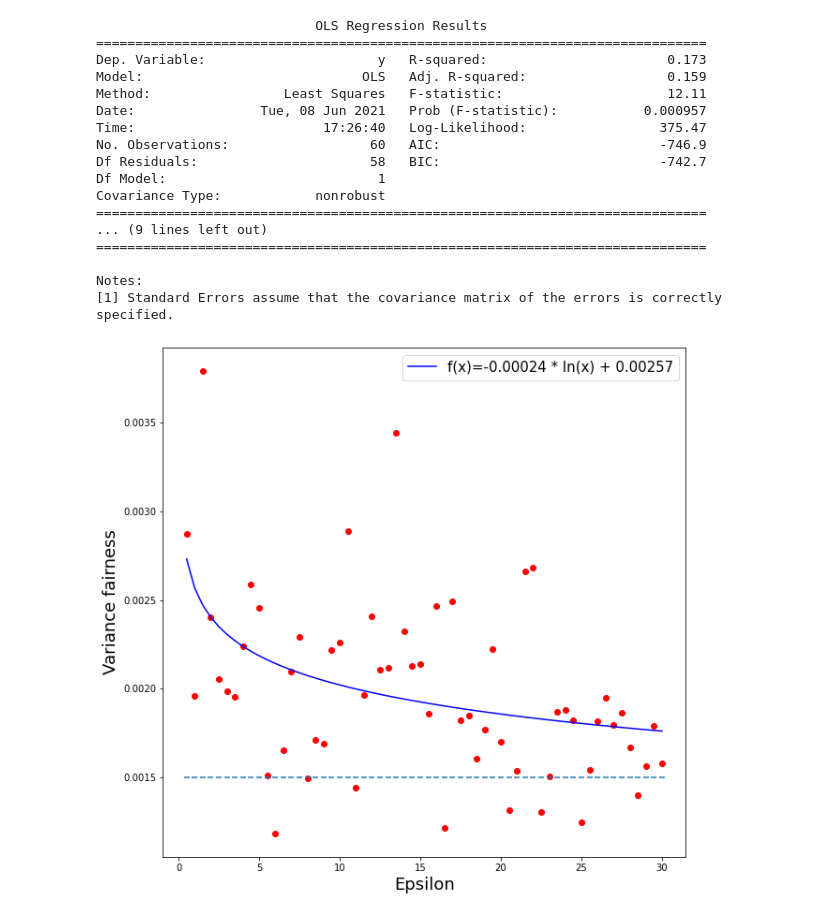
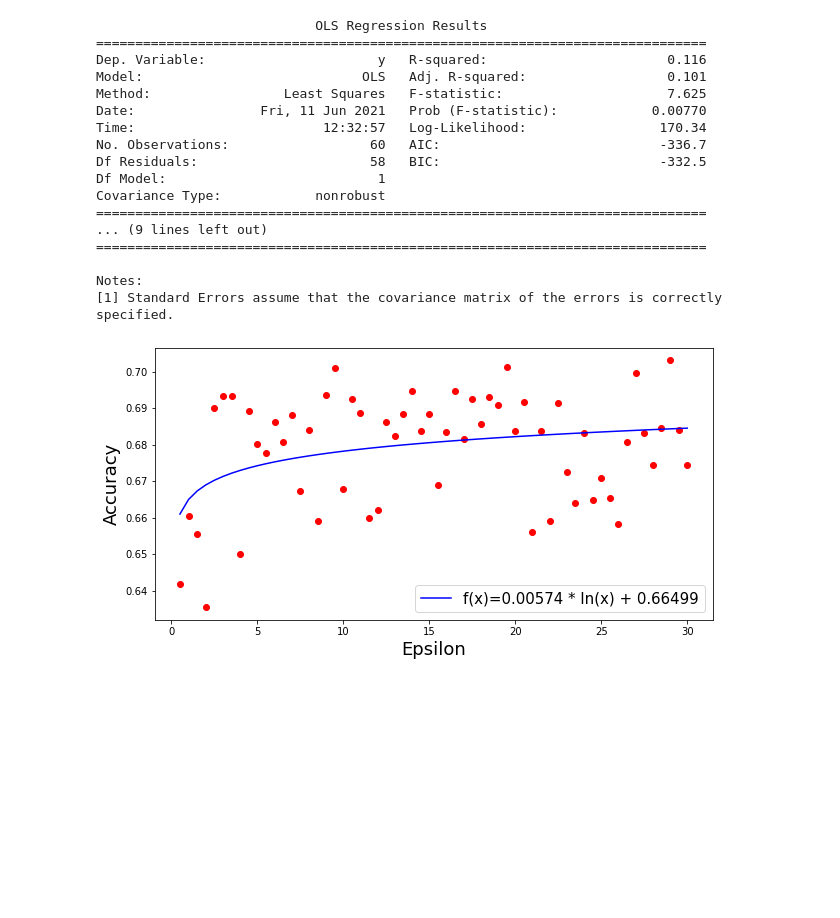
Before and after one commit to ramuld12/bachelorThesis, a Jupyter notebook: EvaluateFairnessWildsModels.ipynb, the cells around one changed output. Saved outputs shown, nothing was run; the diff lists cells and outputs as text; code cells hidden in the pictures; blank space fills up the shorter version.

```diff
--- a/EvaluateFairnessWildsModels.ipynb
+++ b/EvaluateFairnessWildsModels.ipynb
@@ -391,37 +459,35 @@ Notes:
 # %%
-m, b = np.polyfit(np.log(epsilons), allvarF1, 1)
-
 X2 = sm.add_constant(np.log(epsilons))
-est = sm.OLS(allvarF1, X2)
+est = sm.OLS(allaccuracy, X2)
 est2 = est.fit()
 print(est2.summary())
 
-plt.figure(figsize=(10,10))
-plt.scatter(epsilons, allvarF1, color='r')
-plt.scatter(epsilons, np.multiply(len(epsilons)*[1.0], 0.0015), marker = '_')
+m, b = np.polyfit(np.log(epsilons), allaccuracy, 1)
+
+plt.figure(figsize=(10,5))
+plt.scatter(epsilons, allaccuracy, color='r')
 plt.plot(epsilons, m*np.log(epsilons) + b, color='b', label='f(x)='+"{:.5f}".format(m)+' * ln(x) + '+ "{:.5f}".format(b))
-#plt.title("Fairness", fontsize=18)
 plt.xlabel("Epsilon", fontsize=18)
-plt.ylabel("Variance fairness", fontsize=18)
-plt.legend(loc="upper right", fontsize=15)
-plt.savefig('5varf1Wilds1to30eps.png', bbox_inches='tight')
+plt.ylabel("Accuracy", fontsize=18)
+plt.legend(loc="lower right", fontsize=15)
+plt.savefig('5accuracyWilds1to30eps.png', bbox_inches='tight')
 plt.show()
 # %% [output]
                             OLS Regression Results
 ==============================================================================
-Dep. Variable:                      y   R-squared:                       0.173
-Model:                            OLS   Adj. R-squared:                  0.159
-Method:                 Least Squares   F-statistic:                     12.11
-Date:                Tue, 08 Jun 2021   Prob (F-statistic):           0.000957
-Time:                        17:26:40   Log-Likelihood:                 375.47
-No. Observations:                  60   AIC:                            -746.9
-Df Residuals:                      58   BIC:                            -742.7
+Dep. Variable:                      y   R-squared:                       0.116
+Model:                            OLS   Adj. R-squared:                  0.101
+Method:                 Least Squares   F-statistic:                     7.625
+Date:                Fri, 11 Jun 2021   Prob (F-statistic):            0.00770
+Time:                        12:32:57   Log-Likelihood:                 170.34
+No. Observations:                  60   AIC:                            -336.7
+Df Residuals:                      58   BIC:                            -332.5
 Df Model:                           1
 Covariance Type:            nonrobust
 ==============================================================================
 ... (9 lines left out)
 ==============================================================================
 
 Notes:
 [1] Standard Errors assume that the covariance matrix of the errors is correctly specified.
-[figure, old version]
+[figure, new version]
```
Also changed, not shown: parts of 10 cells of this notebook, 2 other files.
